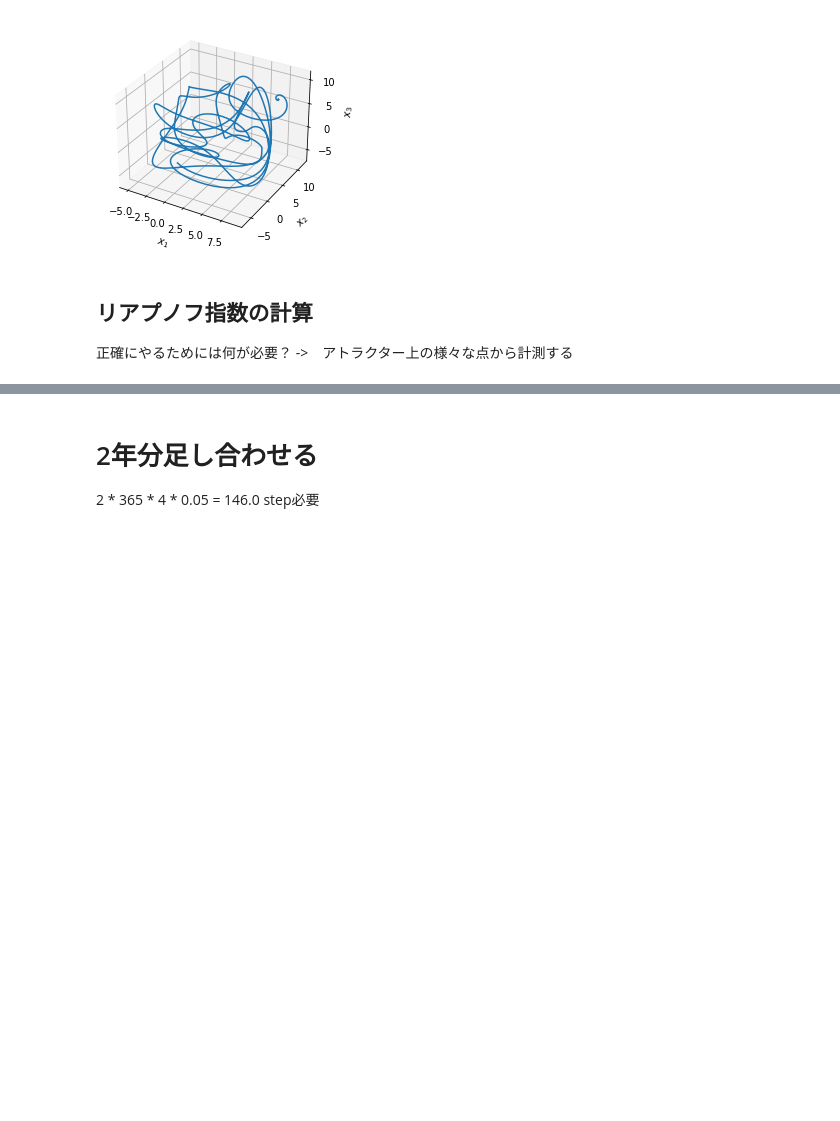
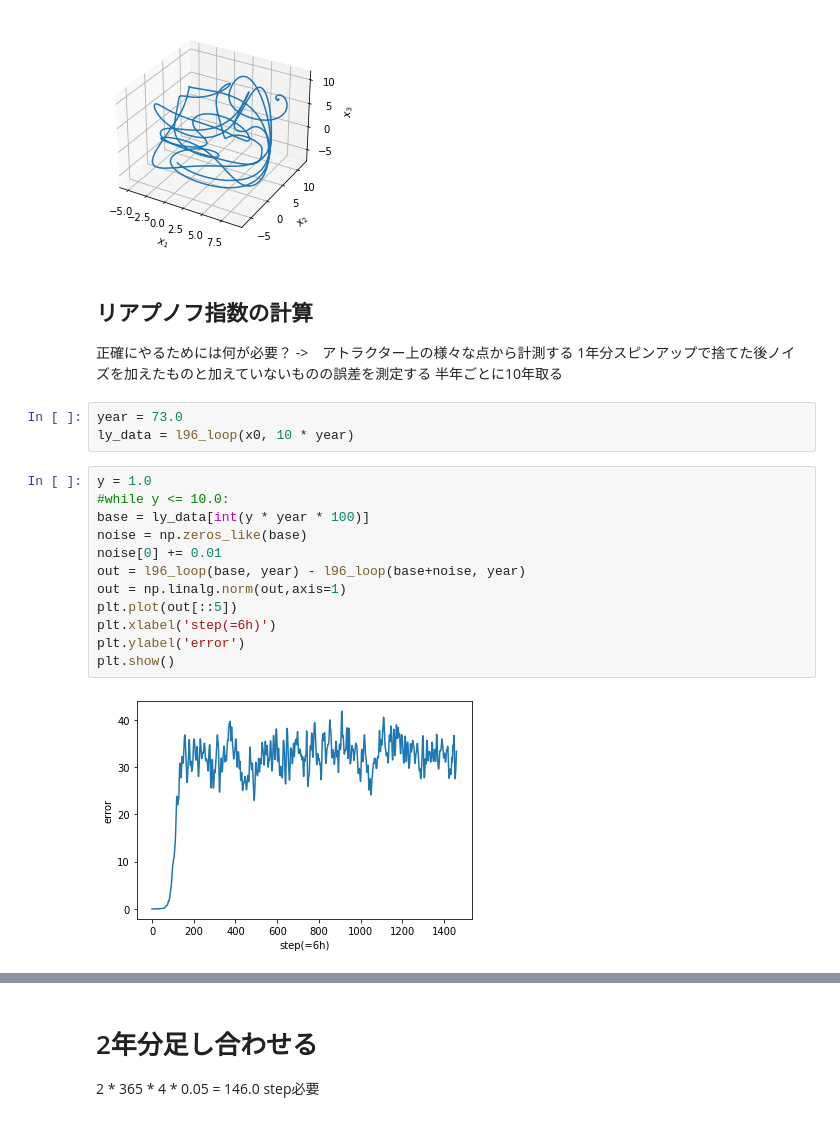
Before and after one commit to tychy/ASSIM, a Jupyter notebook: main.ipynb, the cells around one changed output, grey strips where cells are left out. Drawn from its saved outputs; the diff is of its cells as text; blank space fills up the shorter version.

```diff
--- a/main.ipynb
+++ b/main.ipynb
@@ -60,3 +55,22 @@ plt.show()
 ## リアプノフ指数の計算
 正確にやるためには何が必要？
 ->　アトラクター上の様々な点から計測する
+1年分スピンアップで捨てた後ノイズを加えたものと加えていないものの誤差を測定する
+半年ごとに10年取る
+# %%
+year = 73.0
+ly_data = l96_loop(x0, 10 * year)
+# %%
+y = 1.0
+#while y <= 10.0:
+base = ly_data[int(y * year * 100)]
+noise = np.zeros_like(base)
+noise[0] += 0.01
+out = l96_loop(base, year) - l96_loop(base+noise, year)
+out = np.linalg.norm(out,axis=1)
+plt.plot(out[::5])
+plt.xlabel('step(=6h)')
+plt.ylabel('error')
+plt.show()
+# %% [output]
+[figure, added]
```
Also changed, not shown: parts of 3 cells of this notebook.
